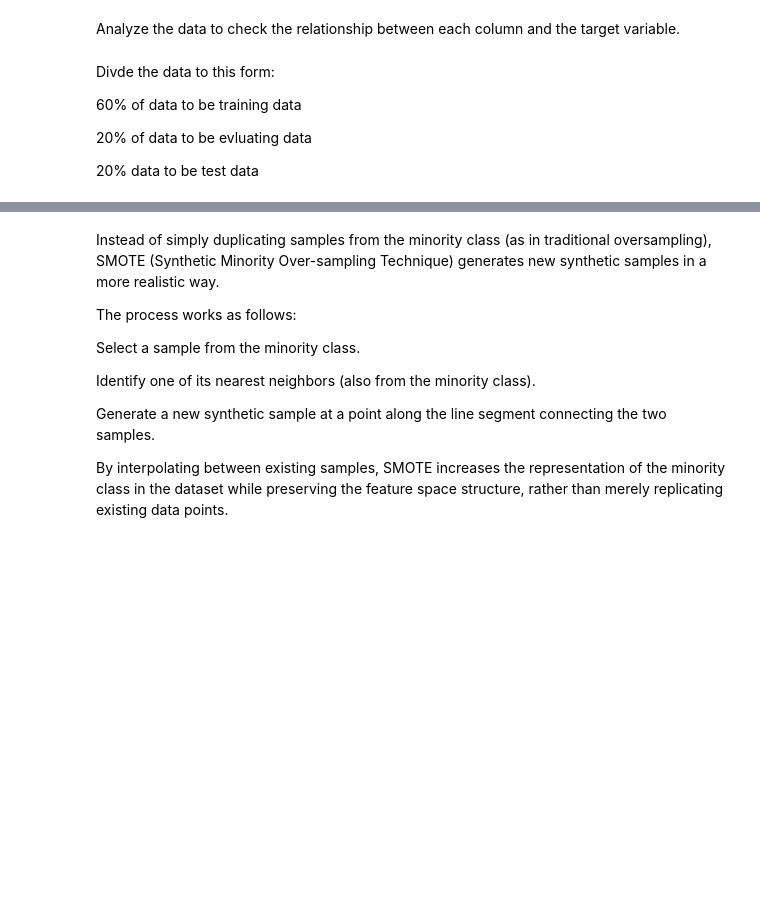
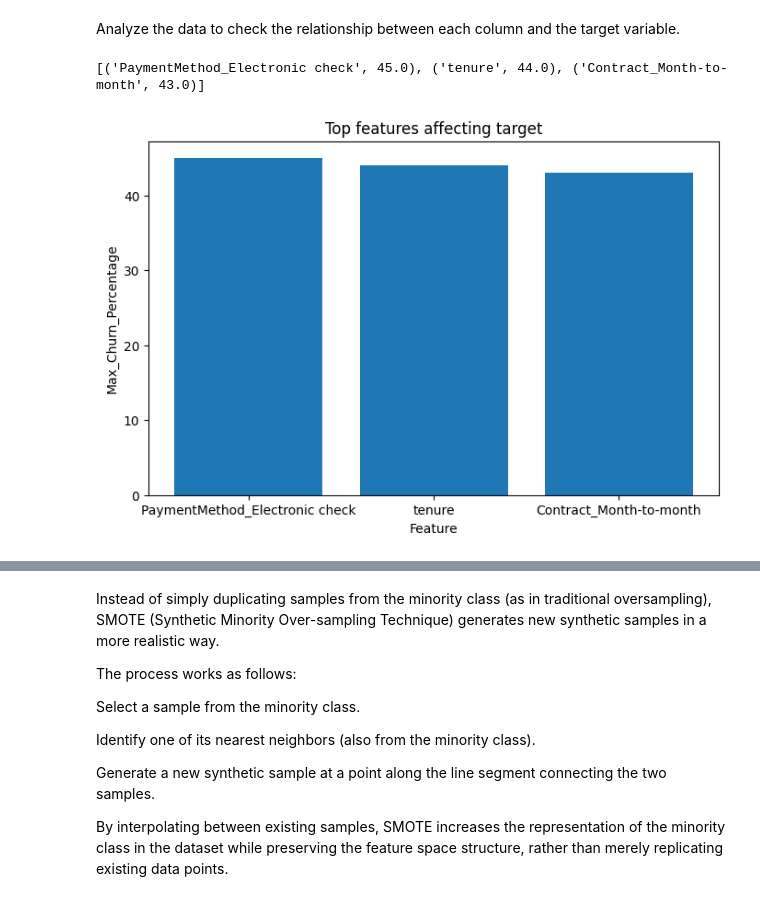
Before and after one commit to MohamedGomaa028/Customer_Churn_Prediction, a Jupyter notebook: Customer_Churn_Prediction.ipynb, the cells around one changed output, grey strips where cells are left out. Cells and saved outputs as stored; diff of their text form; code cells hidden in the pictures; blank space fills up the shorter version.

Commit message:
Add option to extract top 3 features affecting the target and plot a comparison chart

```diff
--- a/Customer_Churn_Prediction.ipynb
+++ b/Customer_Churn_Prediction.ipynb
@@ -83,9 +93,11 @@ df.describe()
 # %% [markdown]
 Analyze the data to check the relationship between each column and the target variable.
 # %%
-Topfeatures={}
-def churn_precentage(df, target='Churn'):
+Top3Features=[]
+def churn_precentage(df, target='Churn',top_n=3):
+    topFeature=[]
     for col in df.columns:
+
         if col== target:
             continue
         print(f'-------------{col}-------')
@@ -93,6 +105,7 @@ def churn_precentage(df, target='Churn'):
             rate=df.groupby(col)[target].agg(['count', 'mean']).round(2)
             rate['Churn_Percentage'] = (rate['mean']*100).round(1)
             print(rate.sort_values('Churn_Percentage', ascending=False))
+            max_churn=rate['Churn_Percentage'].max()
 
 
         else:
@@ -100,20 +113,34 @@ def churn_precentage(df, target='Churn'):
            ranges_grouped=df.groupby(pd.cut(df[col],bins=4))[target].agg(['count', 'mean']).round(2)
            ranges_grouped['Churn_Percentage'] = (ranges_grouped['mean']*100).round(1)
            print(ranges_grouped.sort_values('Churn_Percentage', ascending=False))
-
-
+           max_churn=ranges_grouped['Churn_Percentage'].max()
+        topFeature.append((col,max_churn))
 
     print("\n" + "="*50 + "\n")
+
+    results_df = pd.DataFrame(topFeature, columns=['Feature', 'Max_Churn_Percentage'])
+    top_features = results_df.sort_values('Max_Churn_Percentage', ascending=False).head(top_n)
+    Top3Features.extend(list(zip(top_features['Feature'],top_features['Max_Churn_Percentage'])))
 # %%
 churn_precentage(df)
-# %% [markdown]
-Divde the data to this form:
-
-60% of data to be training data
-
-20% of data to be evluating data
-
-20% data to be test data
+# %%
+print(Top3Features)
+# %% [output]
+[('PaymentMethod_Electronic check', 45.0), ('tenure', 44.0), ('Contract_Month-to-month', 43.0)]
+# %%
+def TopFeature_Chart(topFeatures):
+    Feature= [f[0]for f in topFeatures]
+    Max_Churn_Percentage=[f[1] for f in topFeatures]
+    plt.figure(figsize=(8,5))
+    plt.bar(Feature,Max_Churn_Percentage)
+    plt.title('Top features affecting target')
+    plt.xlabel('Feature')
+    plt.ylabel('Max_Churn_Percentage')
+    plt.show()
+# %%
+TopFeature_Chart(Top3Features)
+# %% [output]
+[figure, added]
 # %%
 x=df.drop('Churn',axis=1)
 y=df['Churn']
```
Also changed, not shown: parts of 13 cells of this notebook.
